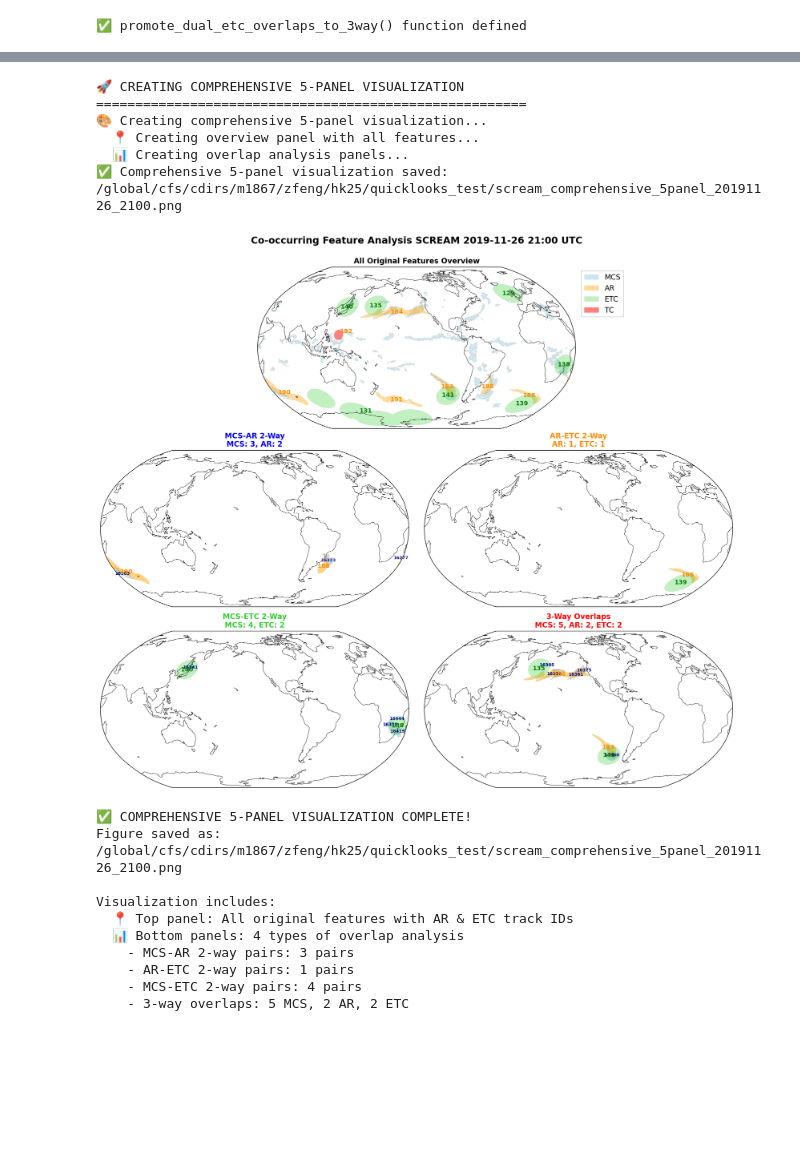
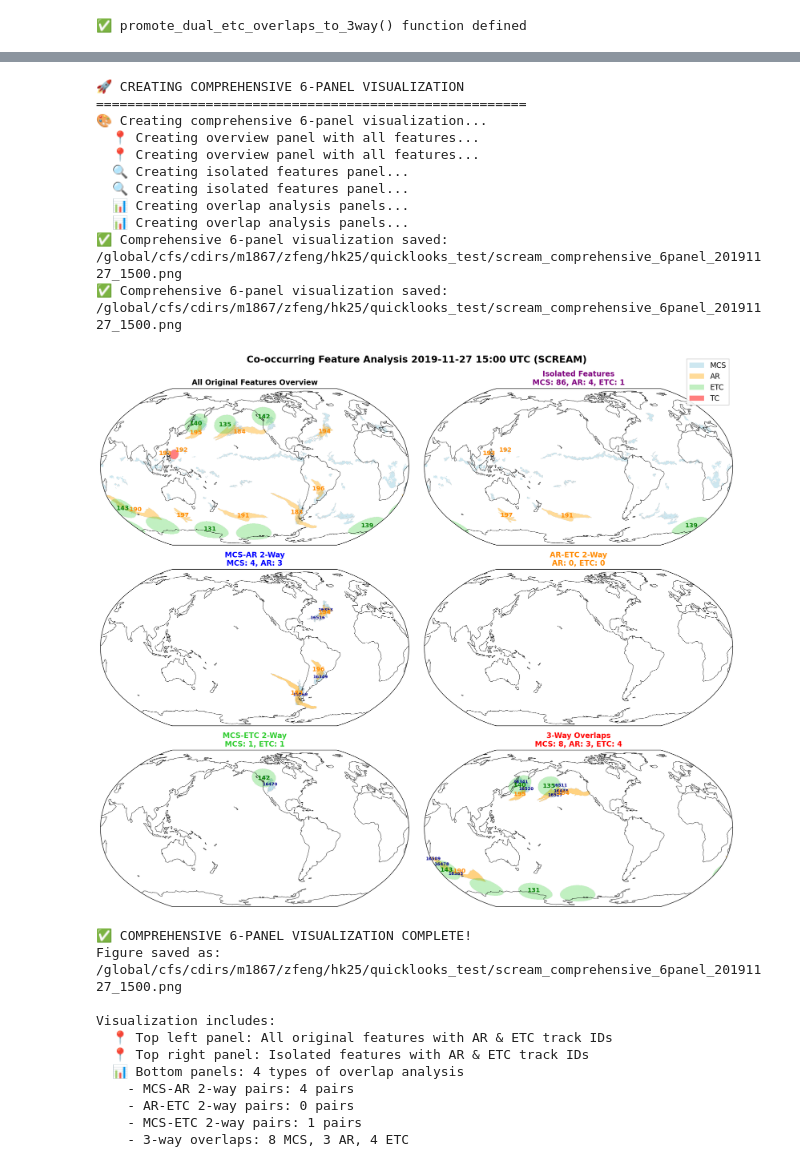
Before and after one commit to WACCEM/gsrm_cooccurrencefeature, a Jupyter notebook: test_id_cooccurrence_v2.ipynb, the cells around one changed output, grey strips where cells are left out. Saved outputs shown, nothing was run; the diff lists cells and outputs as text; code cells hidden in the pictures; blank space fills up the shorter version.

Commit message:
Added isolated feature masks.
1. Added a set of isolated feature masks that do not have any overlap.
2. Updated visualization added isolated feature masks.

```diff
--- a/test_id_cooccurrence_v2.ipynb
+++ b/test_id_cooccurrence_v2.ipynb
@@ -85,9 +85,9 @@ Data variables:
 # tm = '2019-11-24T03'
 # tm = '2019-11-26T06'
 # tm = '2019-11-26T21'
-# tm = '2019-11-27T06'
+tm = '2019-11-27T15'
 # tm = '2019-11-28T12'
-tm = '2019-11-29T06'
+# tm = '2019-11-29T06'
 # tm = '2019-11-30T09'
 # tm = '2019-11-30T21'
 
@@ -1833,53 +1914,63 @@ print("✅ create_comprehensive_5panel_visualization() function defined")
 # %%
-# CREATE COMPREHENSIVE 5-PANEL VISUALIZATION
-print("🚀 CREATING COMPREHENSIVE 5-PANEL VISUALIZATION")
+# CREATE COMPREHENSIVE 6-PANEL VISUALIZATION
+print("🚀 CREATING COMPREHENSIVE 6-PANEL VISUALIZATION")
 print("="*55)
 
 time_label = _time.dt.strftime('%Y-%m-%d %H:%M UTC').item()
 datetime_string = _time.dt.strftime('%Y%m%d_%H%M').item()
-title_suffix = f"Co-occurring Feature Analysis {source_name.upper()} {time_label}"
+title_suffix = f"Co-occurring Feature Analysis {time_label} ({source_name.upper()})"
 
 # Call the comprehensive visualization function
-fig_5panel, save_path_5panel = create_comprehensive_5panel_visualization(
+fig_6panel, save_path_6panel = create_comprehensive_6panel_visualization(
     ds=_ds,
+    mcs_isolated_mask=mcs_isolated_mask,
+    ar_isolated_mask=ar_isolated_mask,
+    etc_isolated_mask=etc_isolated_mask,
     mcs_ar_pairs_2way=mcs_ar_pairs_2way_only,
     ar_etc_pairs_2way=ar_etc_pairs_2way_only,
     mcs_etc_pairs_2way=mcs_etc_pairs_2way_only,
     mcs_tracks_3way=mcs_tracks_with_ar_etc_overlap,
     ar_tracks_3way=ar_tracks_with_mcs_etc_overlap,
     etc_tracks_3way=etc_tracks_with_mcs_ar_overlap,
     figdir=figdir,
     source_name=source_name,
     datetime_string=datetime_string,
     title_suffix=title_suffix,
 )
 
 plt.show()
 
-print(f"\n✅ COMPREHENSIVE 5-PANEL VISUALIZATION COMPLETE!")
-print(f"Figure saved as: {save_path_5panel}")
+print(f"\n✅ COMPREHENSIVE 6-PANEL VISUALIZATION COMPLETE!")
+print(f"Figure saved as: {save_path_6panel}")
 print(f"\nVisualization includes:")
-print(f"  📍 Top panel: All original features with AR & ETC track IDs")
+print(f"  📍 Top left panel: All original features with AR & ETC track IDs")
+print(f"  📍 Top right panel: Isolated features with AR & ETC track IDs")
 print(f"  📊 Bottom panels: 4 types of overlap analysis")
 print(f"    - MCS-AR 2-way pairs: {len(mcs_ar_pairs_2way_only)} pairs")
 print(f"    - AR-ETC 2-way pairs: {len(ar_etc_pairs_2way_only)} pairs")
 print(f"    - MCS-ETC 2-way pairs: {len(mcs_etc_pairs_2way_only)} pairs")
 print(f"    - 3-way overlaps: {len(mcs_tracks_with_ar_etc_overlap)} MCS, {len(ar_tracks_with_mcs_etc_overlap)} AR, {len(etc_tracks_with_mcs_ar_overlap)} ETC")
 # %% [output]
-🚀 CREATING COMPREHENSIVE 5-PANEL VISUALIZATION
+🚀 CREATING COMPREHENSIVE 6-PANEL VISUALIZATION
 =======================================================
-🎨 Creating comprehensive 5-panel visualization...
+🎨 Creating comprehensive 6-panel visualization...
   📍 Creating overview panel with all features...
+  📍 Creating overview panel with all features...
+  🔍 Creating isolated features panel...
+  🔍 Creating isolated features panel...
   📊 Creating overlap analysis panels...
-✅ Comprehensive 5-panel visualization saved: /global/cfs/cdirs/m1867/zfeng/hk25/quicklooks_test/scream_comprehensive_5panel_20191126_2100.png
+  📊 Creating overlap analysis panels...
+✅ Comprehensive 6-panel visualization saved: /global/cfs/cdirs/m1867/zfeng/hk25/quicklooks_test/scream_comprehensive_6panel_20191127_1500.png
+✅ Comprehensive 6-panel visualization saved: /global/cfs/cdirs/m1867/zfeng/hk25/quicklooks_test/scream_comprehensive_6panel_20191127_1500.png
-[figure, old version]
+[figure, new version]
-✅ COMPREHENSIVE 5-PANEL VISUALIZATION COMPLETE!
-Figure saved as: /global/cfs/cdirs/m1867/zfeng/hk25/quicklooks_test/scream_comprehensive_5panel_20191126_2100.png
+✅ COMPREHENSIVE 6-PANEL VISUALIZATION COMPLETE!
+Figure saved as: /global/cfs/cdirs/m1867/zfeng/hk25/quicklooks_test/scream_comprehensive_6panel_20191127_1500.png
 
 Visualization includes:
-  📍 Top panel: All original features with AR & ETC track IDs
+  📍 Top left panel: All original features with AR & ETC track IDs
+  📍 Top right panel: Isolated features with AR & ETC track IDs
   📊 Bottom panels: 4 types of overlap analysis
-    - MCS-AR 2-way pairs: 3 pairs
-    - AR-ETC 2-way pairs: 1 pairs
-    - MCS-ETC 2-way pairs: 4 pairs
-    - 3-way overlaps: 5 MCS, 2 AR, 2 ETC
+    - MCS-AR 2-way pairs: 4 pairs
+    - AR-ETC 2-way pairs: 0 pairs
+    - MCS-ETC 2-way pairs: 1 pairs
+    - 3-way overlaps: 8 MCS, 3 AR, 4 ETC
```
Also changed, not shown: parts of 13 cells of this notebook.
